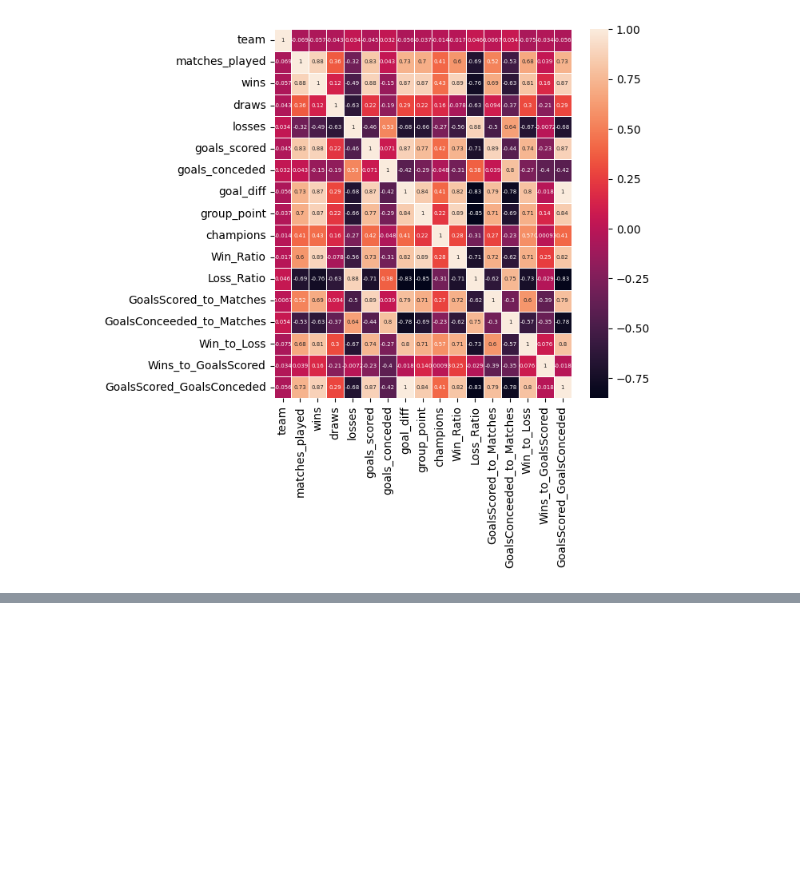
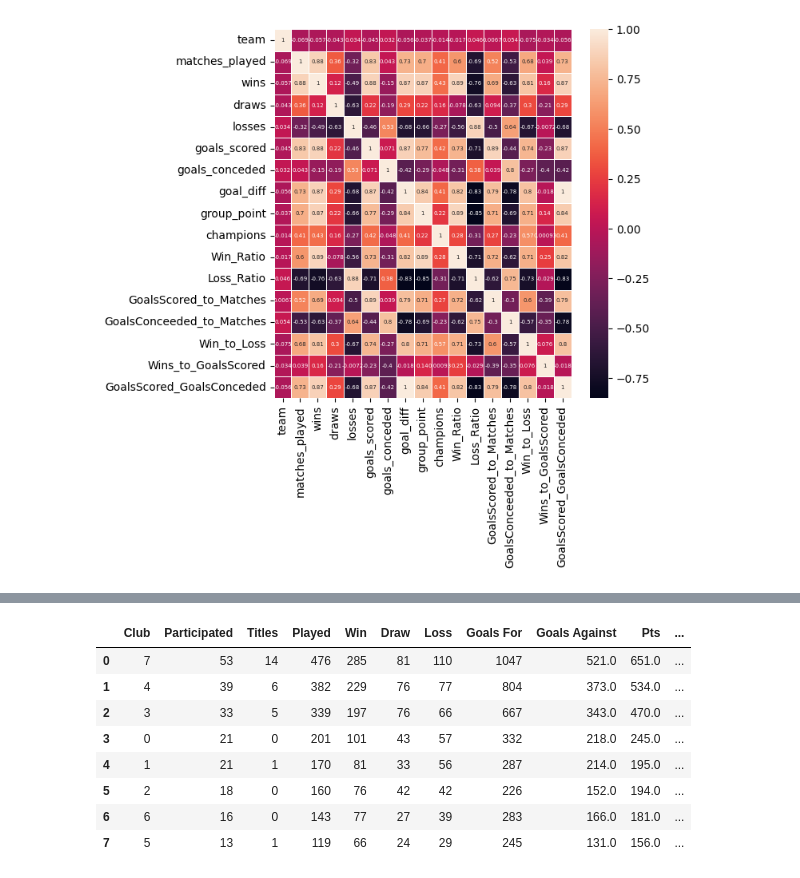
Before and after one commit to harrynwosu/champions-league, a Jupyter notebook: Project.ipynb, the cells around one changed output, grey strips where cells are left out. Drawn from its saved outputs; the diff is of its cells as text; code cells hidden in the pictures; blank space fills up the shorter version.

```diff
--- a/Project.ipynb
+++ b/Project.ipynb
@@ -217,0 +319,14 @@ scaled_features = scaler.fit_transform(df[ind_features])
+# %%
+real = pd.read_csv('real.csv')
+real['Club'] = real['Club'].astype('category').cat.codes
+real
+# %% [output]
+|  | Club | Participated | Titles | Played | Win | Draw | Loss | Goals For | Goals Against | Pts | ... |
+| 0 | 7 | 53 | 14 | 476 | 285 | 81 | 110 | 1047 | 521.0 | 651.0 | ... |
+| 1 | 4 | 39 | 6 | 382 | 229 | 76 | 77 | 804 | 373.0 | 534.0 | ... |
+| 2 | 3 | 33 | 5 | 339 | 197 | 76 | 66 | 667 | 343.0 | 470.0 | ... |
+| 3 | 0 | 21 | 0 | 201 | 101 | 43 | 57 | 332 | 218.0 | 245.0 | ... |
+| 4 | 1 | 21 | 1 | 170 | 81 | 33 | 56 | 287 | 214.0 | 195.0 | ... |
+| 5 | 2 | 18 | 0 | 160 | 76 | 42 | 42 | 226 | 152.0 | 194.0 | ... |
+| 6 | 6 | 16 | 0 | 143 | 77 | 27 | 39 | 283 | 166.0 | 181.0 | ... |
+| 7 | 5 | 13 | 1 | 119 | 66 | 24 | 29 | 245 | 131.0 | 156.0 | ... |
```
Also changed, not shown: parts of 10 cells of this notebook, 2 other files.
